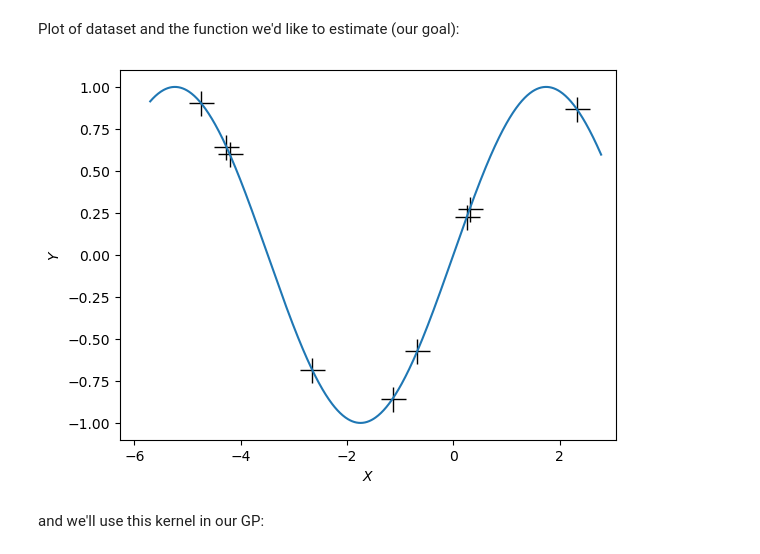
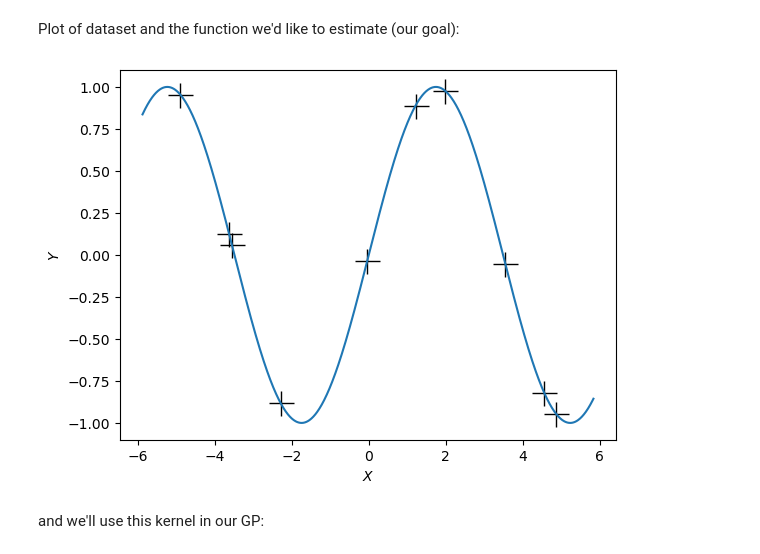
Before and after one commit to SashaCroatia/GaussianProcessRegression, a Jupyter notebook: Hyperparameter_Kernel_Selection.ipynb, the cells around one changed output. Saved outputs shown, nothing was run; the diff lists cells and outputs as text; code cells hidden in the pictures.

```diff
--- a/Hyperparameter_Kernel_Selection.ipynb
+++ b/Hyperparameter_Kernel_Selection.ipynb
@@ -12,6 +12,27 @@ import seaborn as sns
 import pandas as pd
 # %%
 ## Define Basic functions ##
+
+#generate points that aren't too close to each other
+def generate_points(minX, maxX, N, min_distance = 0.05, dim = 1):
+    points = []
+    while len(points) < N:
+        # Generate a random point
+        point = np.random.uniform(-5, 5, size=(2,dim)) # Adjust range as needed
+        if len(points) == 0:
+            points.append(point)
+        else:
+            # Check distance with existing points
+            valid_point = True
+            for existing_point in points:
+                distance = np.linalg.norm(point - existing_point)
+                if distance < min_distance:
+                    valid_point = False
+                    break
+            if valid_point:
+                points.append(point)
+    return np.concatenate(points)
+
 
 # This is the true unknown function we are trying to approximate
 f = lambda x: np.sin(0.9*x).flatten()
@@ -255,25 +264,25 @@ def plot3D(best_params, init_params):
 Plot of dataset and the function we'd like to estimate (our goal):
 # %%
 #This is our dataset:
-N = 9
-X = np.random.uniform(-5, 5, size=(N,1))
+N = 10 #must be even
+X = generate_points(-5, 5, N/2, min_distance = 1, dim = 1)
 y = (f(X) + np.random.normal(0,0,N)).reshape(-1,1) #observations (following true unknown function we wish to approx)
 
 #Plot of data:
 plt.plot(X, y, 'k+', ms=18)
 
 #Function we'd like to estimate --> our goal
-X_goal = np.arange(min(X)-abs(min(X))*0.2, max(X)+abs(max(X))*0.2, 0.01).reshape(-1,1)
-f_X_goal = f(X_goal)
+x = np.arange(min(X)-abs(min(X))*0.2, max(X)+abs(max(X))*0.2, 0.01).reshape(-1,1)
+f_x = f(x)
 
 #Render plots
-plt.plot(X_goal, f_X_goal)
-plt.axis([min(X_goal)-abs(min(X_goal))*0.1, max(X_goal)+abs(max(X_goal))*0.1, min(f(X_goal))-abs(min(f(X_goal)))*0.1,  max(f(X_goal))+abs(max(f(X_goal)))*0.1])
+plt.plot(x, f_x)
+plt.axis([min(x)-abs(min(x))*0.1, max(x)+abs(max(x))*0.1, min(f(x))-abs(min(f(x)))*0.1,  max(f(x))+abs(max(f(x)))*0.1])
 plt.xlabel(r'$X$')
 plt.ylabel(r'$Y$')
 plt.show()
 # %% [output]
-[figure, old version]
+[figure, new version]
 # %% [markdown]
 and we'll use this kernel in our GP:
 # %% [markdown]
```
Also changed, not shown: parts of 42 cells of this notebook, 1 other file.
